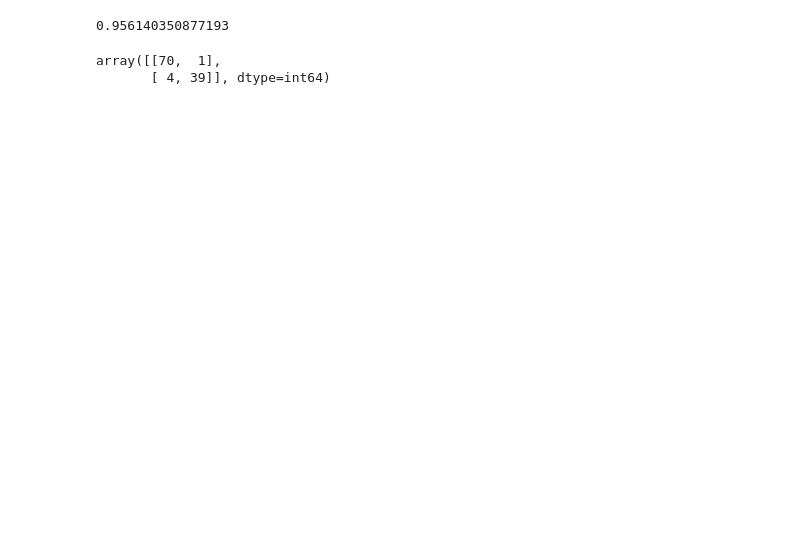
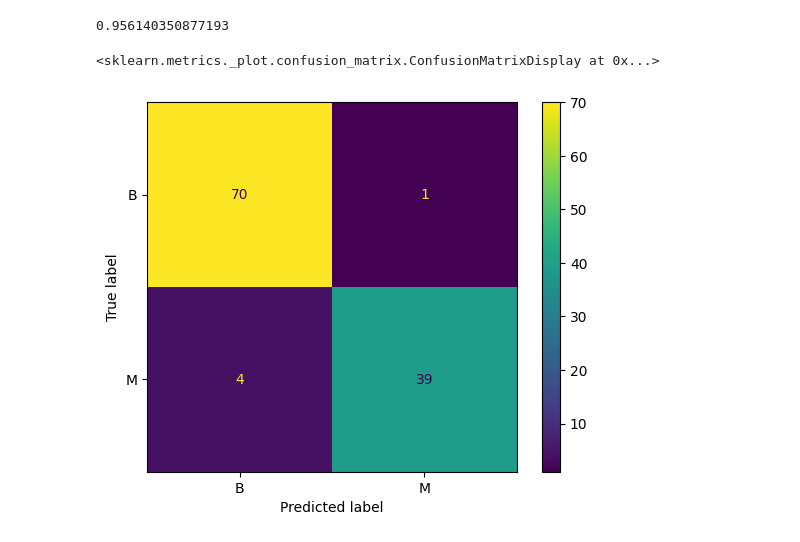
Before and after one commit to fernandobrancher/exercices_module10_machinelearning_i, a Jupyter notebook: exercise_class_3.ipynb, the cells around one changed output. Drawn from its saved outputs; the diff is of its cells as text; code cells hidden in the pictures; blank space fills up the shorter version.

```diff
--- a/exercise_class_3.ipynb
+++ b/exercise_class_3.ipynb
@@ -48,4 +88,4 @@ y = df2['diagnosis']
 # %%
 X_train, X_test, y_train, y_test = train_test_split(X, y, test_size=0.2, random_state=42)
 # %%
-kf5 = KFold(n_splits=10, shuffle=True, random_state=42)
+kf = KFold(n_splits=10, shuffle=True, random_state=42)
@@ -52,2 +112,2 @@ kf5 = KFold(n_splits=10, shuffle=True, random_state=42)
 # %%
-logit_cv = LogisticRegressionCV(cv=kf5, scoring = 'roc_auc').fit(X_train,y_train);
+logit_cv = LogisticRegressionCV(cv=kf, scoring = 'roc_auc').fit(X_train,y_train);
@@ -57,8 +135,14 @@ y_pred = logit_cv.predict(X_test)
 accuracy_score(y_test, y_pred)
 # %% [output]
 0.956140350877193
-# %%
-confusion_matrix(y_test, y_pred)
-# %% [output]
-array([[70,  1],
-       [ 4, 39]], dtype=int64)
+# %%
+from sklearn.metrics import ConfusionMatrixDisplay
+cm = confusion_matrix(y_test, y_pred, labels=logit_cv.classes_ )
+
+disp = ConfusionMatrixDisplay(confusion_matrix=cm,
+                              display_labels=logit_cv.classes_)
+
+disp.plot()
+# %% [output]
+<sklearn.metrics._plot.confusion_matrix.ConfusionMatrixDisplay at 0x...>
+[figure, added]
```
Also changed, not shown: parts of 7 cells of this notebook.
